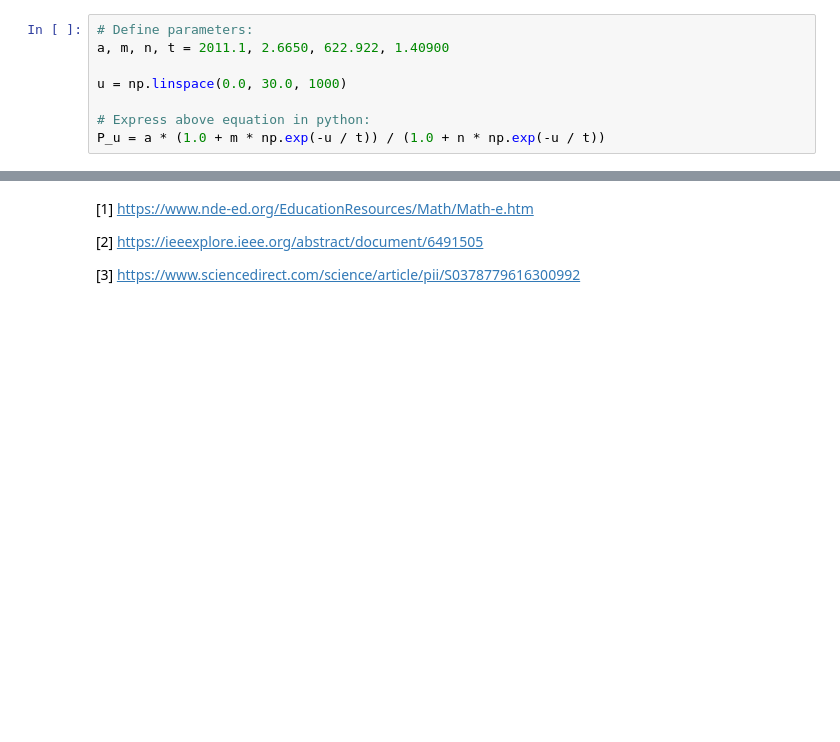
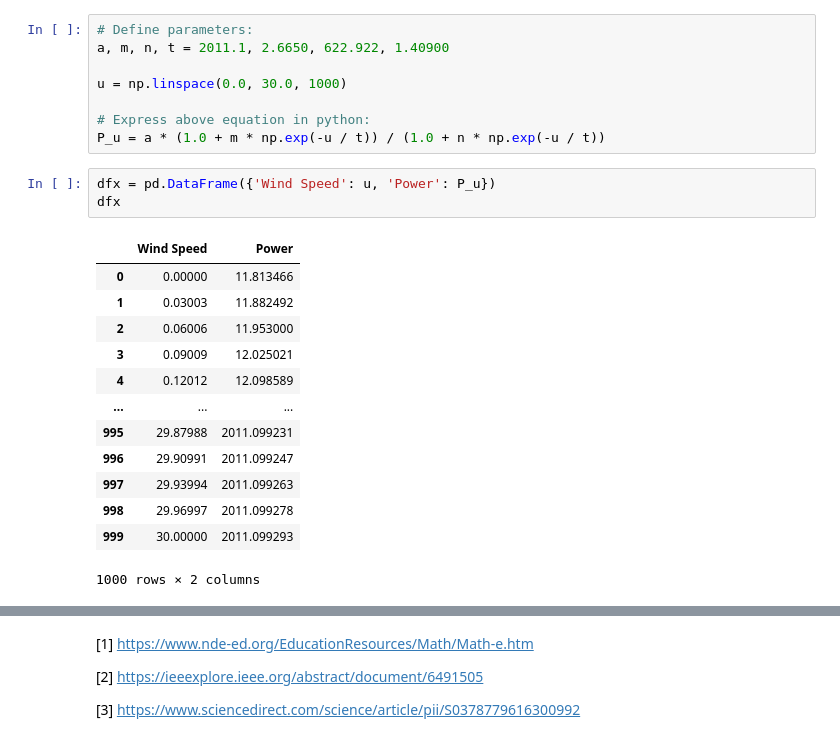
Before and after one commit to Crash-Bandicode/Project_FODA, a Jupyter notebook: Project_FODA.ipynb, the cells around one changed output, grey strips where cells are left out. Drawn from its saved outputs; the diff is of its cells as text; blank space fills up the shorter version.

Commit message:
Created dataframe using pandas. Used Seaborn to visulaise dfx

```diff
--- a/Project_FODA.ipynb
+++ b/Project_FODA.ipynb
@@ -153,3 +153,20 @@ u = np.linspace(0.0, 30.0, 1000)
 
 # Express above equation in python:
 P_u = a * (1.0 + m * np.exp(-u / t)) / (1.0 + n * np.exp(-u / t))
+# %%
+dfx = pd.DataFrame({'Wind Speed': u, 'Power': P_u})
+dfx
+# %% [output]
+|  | Wind Speed | Power |
+| 0 | 0.00000 | 11.813466 |
+| 1 | 0.03003 | 11.882492 |
+| 2 | 0.06006 | 11.953000 |
+| 3 | 0.09009 | 12.025021 |
+| 4 | 0.12012 | 12.098589 |
+| ... | ... | ... |
+| 995 | 29.87988 | 2011.099231 |
+| 996 | 29.90991 | 2011.099247 |
+| 997 | 29.93994 | 2011.099263 |
+| 998 | 29.96997 | 2011.099278 |
+| 999 | 30.00000 | 2011.099293 |
+1000 rows × 2 columns
```
Also changed, not shown: parts of 1 cell of this notebook.
